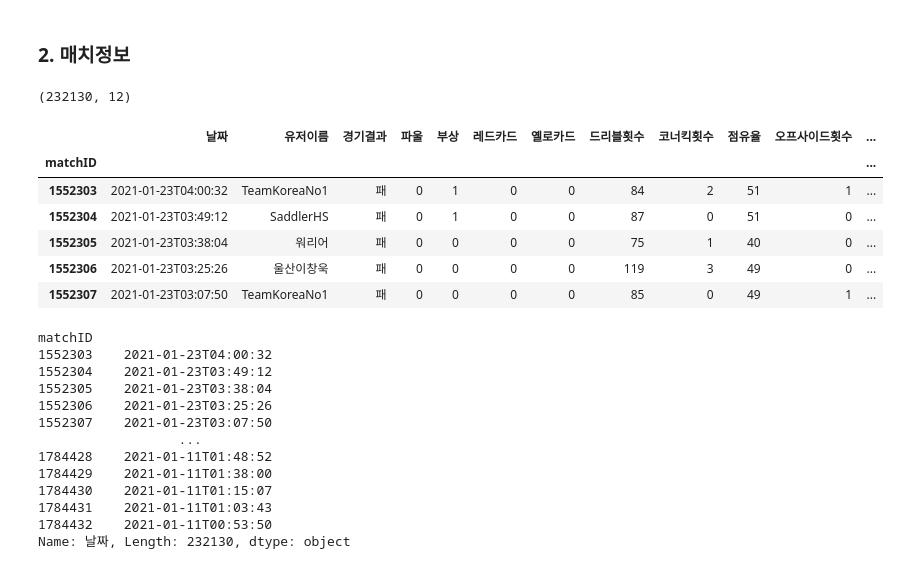
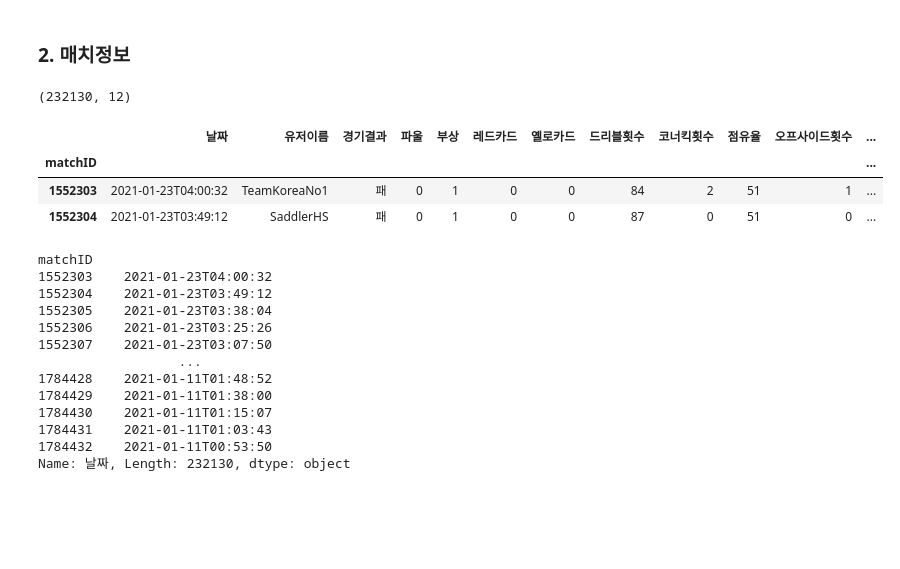
Before and after one commit to chaeeun415/fifa_online_4, a Jupyter notebook: 피파온라인4_EDA_박채은.ipynb, the cells around one changed output. Drawn from its saved outputs; the diff is of its cells as text; code cells hidden in the pictures; blank space fills up the shorter version.

```diff
--- a/피파온라인4_EDA_박채은.ipynb
+++ b/피파온라인4_EDA_박채은.ipynb
@@ -69,16 +65,13 @@ attack_data.head()
 # %%
 match_data = pd.read_csv(r"D:\대학 활동\진로\학회\dsl\21-1\피파온라인4\매치정보.csv", index_col=0)
 print(match_data.shape)
-match_data.head()
+match_data.head(2)
 # %% [output]
 (232130, 12)
 |  | 날짜 | 유저이름 | 경기결과 | 파울 | 부상 | 레드카드 | 옐로카드 | 드리블횟수 | 코너킥횟수 | 점유율 | 오프사이드횟수 | ... |
 | matchID |  |  |  |  |  |  |  |  |  |  |  | ... |
 | 1552303 | 2021-01-23T04:00:32 | TeamKoreaNo1 | 패 | 0 | 1 | 0 | 0 | 84 | 2 | 51 | 1 | ... |
 | 1552304 | 2021-01-23T03:49:12 | SaddlerHS | 패 | 0 | 1 | 0 | 0 | 87 | 0 | 51 | 0 | ... |
-| 1552305 | 2021-01-23T03:38:04 | 워리어 | 패 | 0 | 0 | 0 | 0 | 75 | 1 | 40 | 0 | ... |
-| 1552306 | 2021-01-23T03:25:26 | 울산이창욱 | 패 | 0 | 0 | 0 | 0 | 119 | 3 | 49 | 0 | ... |
-| 1552307 | 2021-01-23T03:07:50 | TeamKoreaNo1 | 패 | 0 | 0 | 0 | 0 | 85 | 0 | 49 | 1 | ... |
 # %%
 match_data['날짜']
 # %% [output]
```
Also changed, not shown: parts of 30 cells of this notebook.
